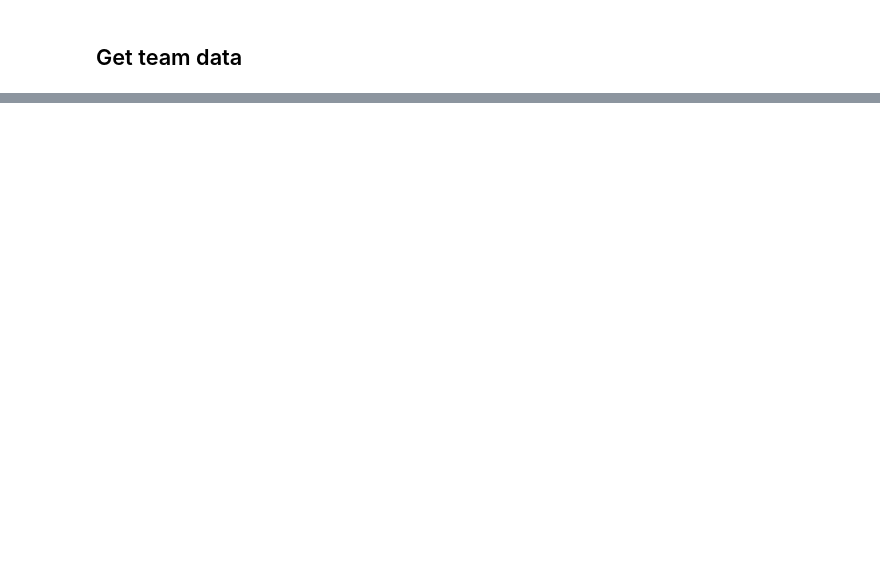
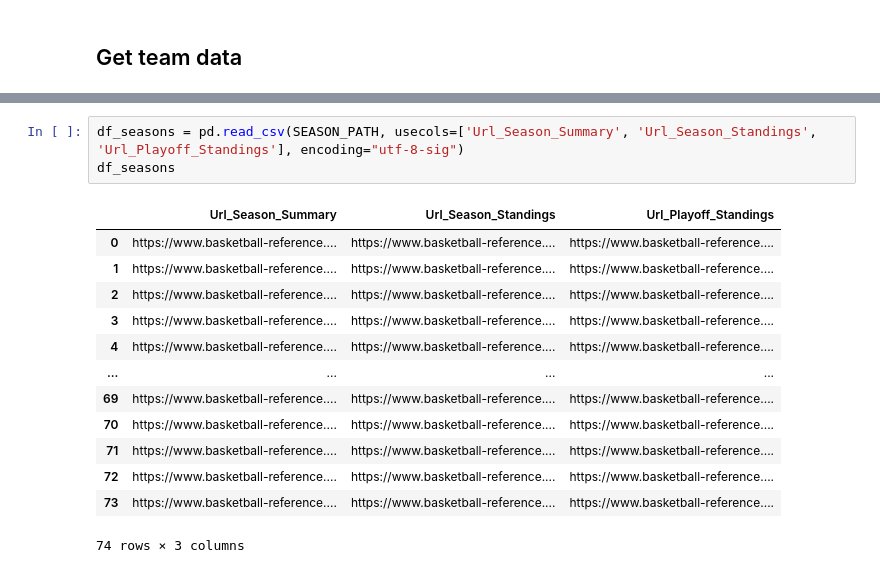
Before and after one commit to jeffreyjsung/nba-champion-predictor, a Jupyter notebook: create_dataset.ipynb, the cells around one changed output, grey strips where cells are left out. Drawn from its saved outputs; the diff is of its cells as text; blank space fills up the shorter version.

```diff
--- a/create_dataset.ipynb
+++ b/create_dataset.ipynb
@@ -240,0 +389,17 @@ for name, pos, ht, wt, hof, active, url in df_players[['Player', 'Pos', 'Ht', 'W
+# %%
+df_seasons = pd.read_csv(SEASON_PATH, usecols=['Url_Season_Summary', 'Url_Season_Standings', 'Url_Playoff_Standings'], encoding="utf-8-sig")
+df_seasons
+# %% [output]
+|  | Url_Season_Summary | Url_Season_Standings | Url_Playoff_Standings |
+| 0 | https://www.basketball-reference.... | https://www.basketball-reference.... | https://www.basketball-reference.... |
+| 1 | https://www.basketball-reference.... | https://www.basketball-reference.... | https://www.basketball-reference.... |
+| 2 | https://www.basketball-reference.... | https://www.basketball-reference.... | https://www.basketball-reference.... |
+| 3 | https://www.basketball-reference.... | https://www.basketball-reference.... | https://www.basketball-reference.... |
+| 4 | https://www.basketball-reference.... | https://www.basketball-reference.... | https://www.basketball-reference.... |
+| ... | ... | ... | ... |
+| 69 | https://www.basketball-reference.... | https://www.basketball-reference.... | https://www.basketball-reference.... |
+| 70 | https://www.basketball-reference.... | https://www.basketball-reference.... | https://www.basketball-reference.... |
+| 71 | https://www.basketball-reference.... | https://www.basketball-reference.... | https://www.basketball-reference.... |
+| 72 | https://www.basketball-reference.... | https://www.basketball-reference.... | https://www.basketball-reference.... |
+| 73 | https://www.basketball-reference.... | https://www.basketball-reference.... | https://www.basketball-reference.... |
+74 rows × 3 columns
```
Also changed, not shown: parts of 22 cells of this notebook, 2 other files.
